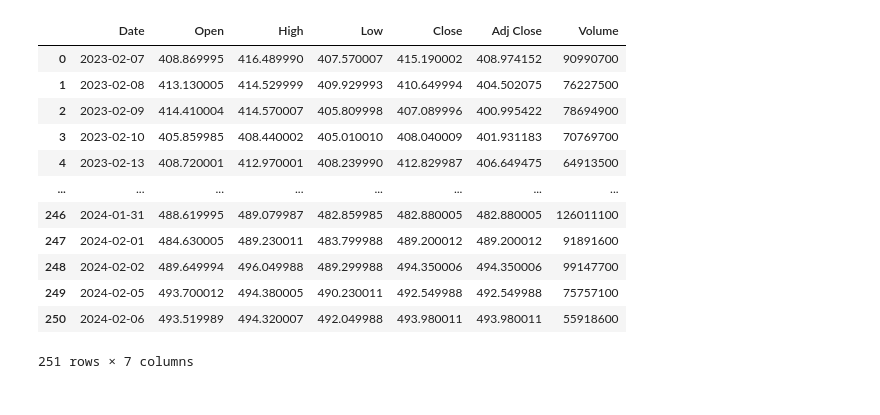
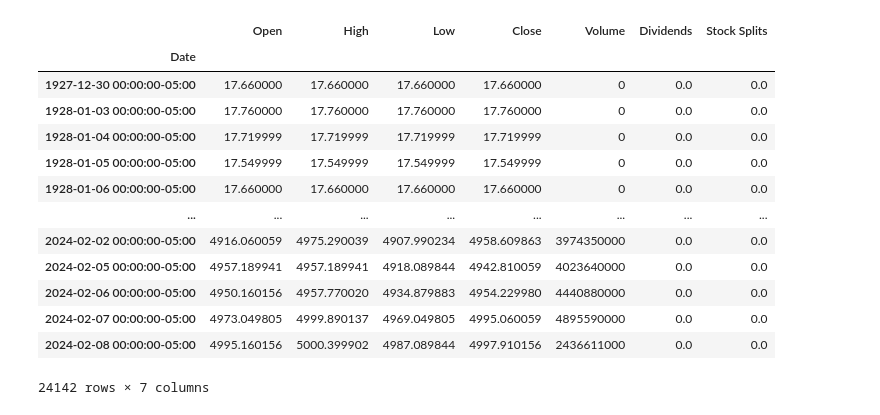
Before and after one commit to Goldfiinch/Project-4, a Jupyter notebook: code_project4.ipynb, the cells around one changed output. Drawn from its saved outputs; the diff is of its cells as text; code cells hidden in the pictures.

```diff
--- a/code_project4.ipynb
+++ b/code_project4.ipynb
@@ -14,16 +0,0 @@ hist_price = pd.read_csv(file_path)
-# %%
-hist_price
-# %% [output]
-|  | Date | Open | High | Low | Close | Adj Close | Volume |
-| 0 | 2023-02-07 | 408.869995 | 416.489990 | 407.570007 | 415.190002 | 408.974152 | 90990700 |
-| 1 | 2023-02-08 | 413.130005 | 414.529999 | 409.929993 | 410.649994 | 404.502075 | 76227500 |
-| 2 | 2023-02-09 | 414.410004 | 414.570007 | 405.809998 | 407.089996 | 400.995422 | 78694900 |
-| 3 | 2023-02-10 | 405.859985 | 408.440002 | 405.010010 | 408.040009 | 401.931183 | 70769700 |
-| 4 | 2023-02-13 | 408.720001 | 412.970001 | 408.239990 | 412.829987 | 406.649475 | 64913500 |
-| ... | ... | ... | ... | ... | ... | ... | ... |
-| 246 | 2024-01-31 | 488.619995 | 489.079987 | 482.859985 | 482.880005 | 482.880005 | 126011100 |
-| 247 | 2024-02-01 | 484.630005 | 489.230011 | 483.799988 | 489.200012 | 489.200012 | 91891600 |
-| 248 | 2024-02-02 | 489.649994 | 496.049988 | 489.299988 | 494.350006 | 494.350006 | 99147700 |
-| 249 | 2024-02-05 | 493.700012 | 494.380005 | 490.230011 | 492.549988 | 492.549988 | 75757100 |
-| 250 | 2024-02-06 | 493.519989 | 494.320007 | 492.049988 | 493.980011 | 493.980011 | 55918600 |
-251 rows × 7 columns
@@ -29,0 +3,21 @@ hist_price
+# %%
+sp500 = yf.Ticker("^GsPc")
+# %%
+sp500 = sp500.history(period="max")
+# %%
+sp500
+# %% [output]
+|  | Open | High | Low | Close | Volume | Dividends | Stock Splits |
+| Date |  |  |  |  |  |  |  |
+| 1927-12-30 00:00:00-05:00 | 17.660000 | 17.660000 | 17.660000 | 17.660000 | 0 | 0.0 | 0.0 |
+| 1928-01-03 00:00:00-05:00 | 17.760000 | 17.760000 | 17.760000 | 17.760000 | 0 | 0.0 | 0.0 |
+| 1928-01-04 00:00:00-05:00 | 17.719999 | 17.719999 | 17.719999 | 17.719999 | 0 | 0.0 | 0.0 |
+| 1928-01-05 00:00:00-05:00 | 17.549999 | 17.549999 | 17.549999 | 17.549999 | 0 | 0.0 | 0.0 |
+| 1928-01-06 00:00:00-05:00 | 17.660000 | 17.660000 | 17.660000 | 17.660000 | 0 | 0.0 | 0.0 |
+| ... | ... | ... | ... | ... | ... | ... | ... |
+| 2024-02-02 00:00:00-05:00 | 4916.060059 | 4975.290039 | 4907.990234 | 4958.609863 | 3974350000 | 0.0 | 0.0 |
+| 2024-02-05 00:00:00-05:00 | 4957.189941 | 4957.189941 | 4918.089844 | 4942.810059 | 4023640000 | 0.0 | 0.0 |
+| 2024-02-06 00:00:00-05:00 | 4950.160156 | 4957.770020 | 4934.879883 | 4954.229980 | 4440880000 | 0.0 | 0.0 |
+| 2024-02-07 00:00:00-05:00 | 4973.049805 | 4999.890137 | 4969.049805 | 4995.060059 | 4895590000 | 0.0 | 0.0 |
+| 2024-02-08 00:00:00-05:00 | 4995.160156 | 5000.399902 | 4987.089844 | 4997.910156 | 2436611000 | 0.0 | 0.0 |
+24142 rows × 7 columns
```
Also changed, not shown: parts of 18 cells of this notebook.
